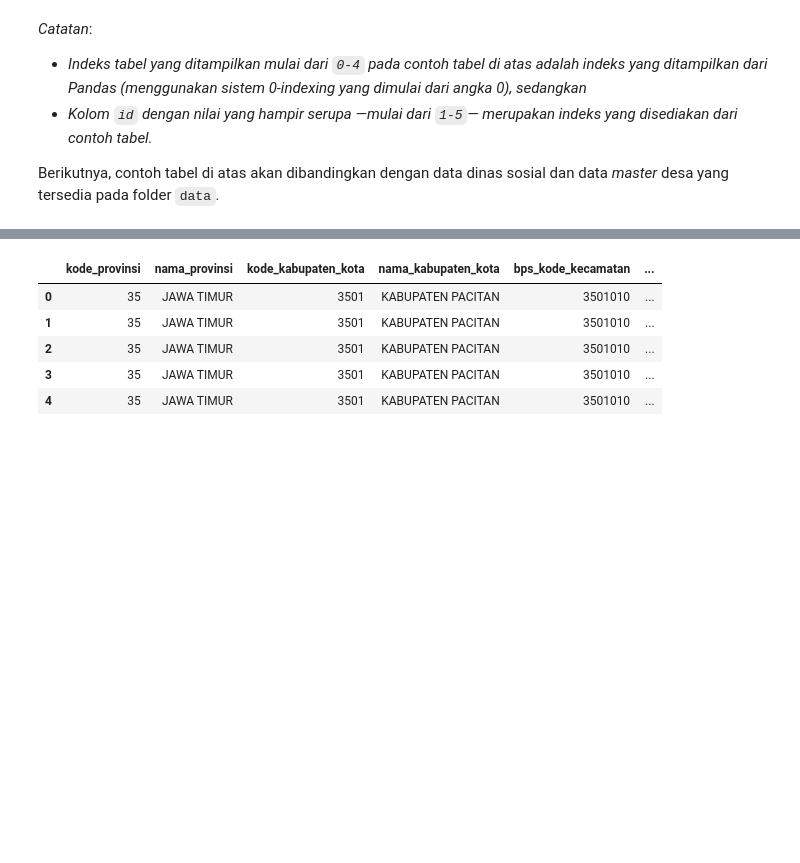
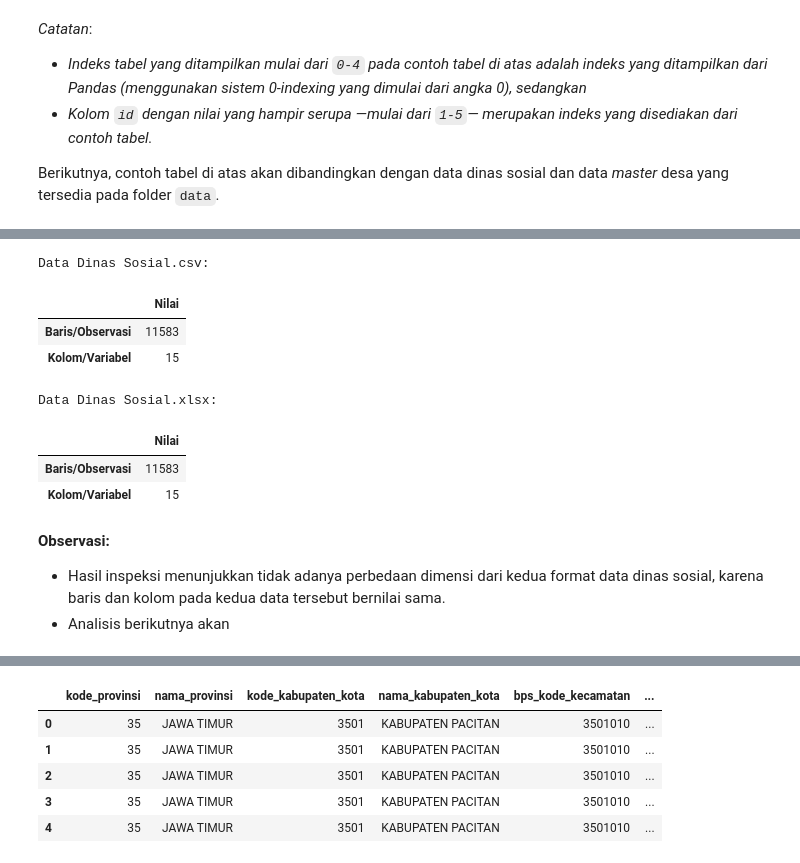
Before and after one commit to garudapaksi-yusuf/SEAL_Data_Scientist_Technical_Test, a Jupyter notebook: notebook/notebook.ipynb, the cells around one changed output, grey strips where cells are left out. Saved outputs shown, nothing was run; the diff lists cells and outputs as text; code cells hidden in the pictures; blank space fills up the shorter version.

Commit message:
inspect_data() function

```diff
--- a/notebook/notebook.ipynb
+++ b/notebook/notebook.ipynb
@@ -89,0 +94,38 @@ dinsos_xlsx.head(
+# %%
+def inspect_data(data):
+    """Melakukan inspeksi terhadap bentuk (shape) dari sebuah DataFrame instance
+
+    Args:
+        data (DataFrame): data dalam format DataFrame
+
+    Returns:
+        DataFrame: DataFrame yang berisikan jumlah baris dan kolom dari DataFrame instance
+    """
+    inspection_summary = {
+        'Baris/Observasi': data.shape[0],
+        'Kolom/Variabel': data.shape[1]
+        }
+    return pd.DataFrame(
+        data=[inspection_summary],
+        index=['Nilai']
+    ).T
+# %%
+# Menjalankan fungsi inspect_data() pada kedua format data dinas sosial
+print('Data Dinas Sosial.csv:')
+display(inspect_data(data=dinsos_csv))
+
+print('Data Dinas Sosial.xlsx:')
+display(inspect_data(data=dinsos_xlsx))
+# %% [output]
+Data Dinas Sosial.csv:
+|  | Nilai |
+| Baris/Observasi | 11583 |
+| Kolom/Variabel | 15 |
+Data Dinas Sosial.xlsx:
+|  | Nilai |
+| Baris/Observasi | 11583 |
+| Kolom/Variabel | 15 |
+# %% [markdown]
+**Observasi:**
+* Hasil inspeksi menunjukkan tidak adanya perbedaan dimensi dari kedua format data dinas sosial, karena baris dan kolom pada kedua data tersebut bernilai sama.
+* Analisis berikutnya akan
```
Also changed, not shown: parts of 5 cells of this notebook.
